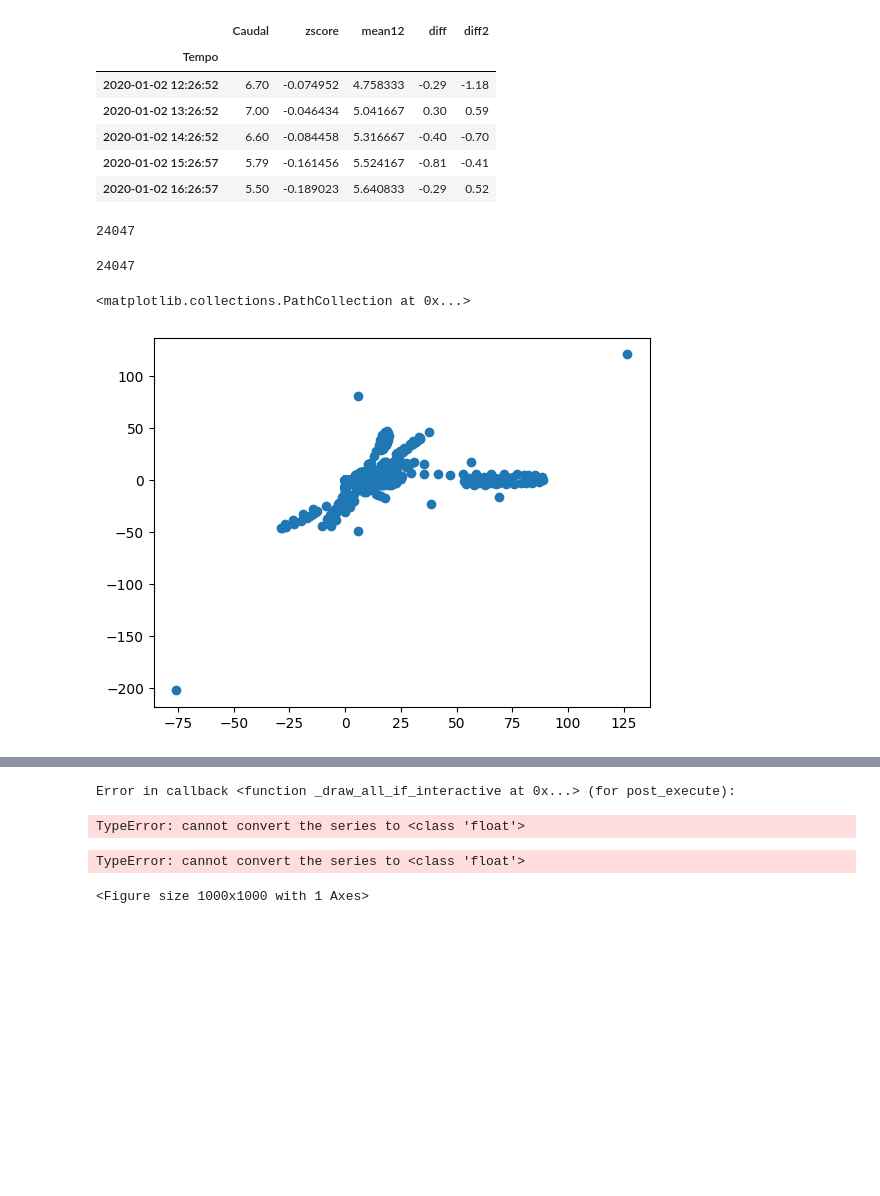
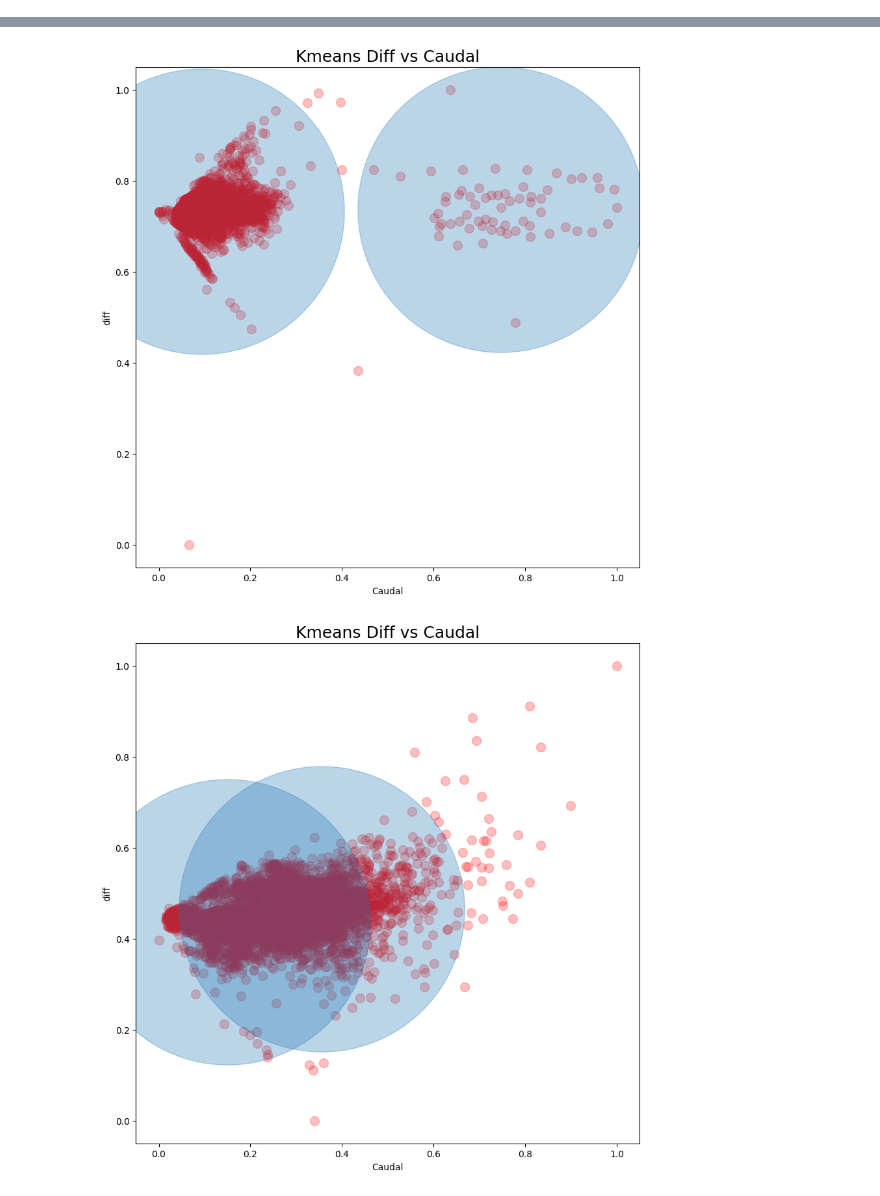
Before and after one commit to Francisc0F/projeto_licenciatura, a Jupyter notebook: caracterização de dados/Método random forest.ipynb, the cells around one changed output, grey strips where cells are left out. Drawn from its saved outputs; the diff is of its cells as text; code cells hidden in the pictures; blank space fills up the shorter version.

```diff
--- a/caracterização de dados/Método random forest.ipynb
+++ b/caracterização de dados/Método random forest.ipynb
@@ -127,26 +148,0 @@ dfCaudal.dropna(inplace=True)
-# %%
-dfCaudal.head()
-# %% [output]
-|  | Caudal | zscore | mean12 | diff | diff2 |
-| Tempo |  |  |  |  |  |
-| 2020-01-02 12:26:52 | 6.70 | -0.074952 | 4.758333 | -0.29 | -1.18 |
-| 2020-01-02 13:26:52 | 7.00 | -0.046434 | 5.041667 | 0.30 | 0.59 |
-| 2020-01-02 14:26:52 | 6.60 | -0.084458 | 5.316667 | -0.40 | -0.70 |
-| 2020-01-02 15:26:57 | 5.79 | -0.161456 | 5.524167 | -0.81 | -0.41 |
-| 2020-01-02 16:26:57 | 5.50 | -0.189023 | 5.640833 | -0.29 | 0.52 |
-# %%
-#plt.plot(dfCaudal.Caudal, dfCaudal.diff)
-
-dfCaudal['diff'].count()
-# %% [output]
-24047
-# %%
-dfCaudal['Caudal'].count()
-# %% [output]
-24047
-# %%
-#plt.plot(dfCaudal['diff'], dfCaudal['Caudal'])
-plt.scatter(dfCaudal['Caudal'], dfCaudal['diff'])
-# %% [output]
-<matplotlib.collections.PathCollection at 0x...>
-[figure, removed]
@@ -155,5 +149,5 @@ from sklearn.cluster import KMeans
 # %%
-def normalizeData(df, col_x, col_y):
+def scatterKmeans(df):
     # set the x and y variables
     col_x = 'Caudal'
     col_y = 'diff'
@@ -180,22 +174,22 @@ def normalizeData(df, col_x, col_y):
     norm_y = ((df[col_y] - y_min)/(y_max - y_min))
     df['norm_y'] = norm_y
 
-normalizeData(dfCaudal, col_x, col_y)
+    x_y = np.column_stack((df['norm_x'], df['norm_y']))
+    km_res = KMeans(n_clusters=2).fit(x_y)
+    clusters = km_res.cluster_centers_
+    clusters
+
+    figure(num=None, figsize=(10, 10), dpi=100, facecolor='w', edgecolor='k')
+
+    plt.xlabel(col_x)
+    plt.ylabel(col_y)
+
+    plt.scatter(df.norm_x, df.norm_y, alpha = 0.25, s = 100, color='red')
+    plt.title("Kmeans Diff vs Caudal", fontsize=18)
+    plt.scatter(clusters[:,0], clusters[:,1], s = 100000, alpha=0.30)
 
 
-x_y = np.column_stack((dfCaudal['norm_x'], dfCaudal['norm_y']))
 
-km_res = KMeans(n_clusters=2).fit(x_y)
-clusters = km_res.cluster_centers_
-clusters
-
-figure(num=None, figsize=(10, 10), dpi=100, facecolor='w', edgecolor='k')
-
-plt.xlabel(col_x)
-plt.ylabel(col_y)
-
-plt.scatter(dfCaudal.norm_x, dfCaudal.norm_y, alpha = 0.25, s = 100, color='red')
-plt.title("Kmeans Diff vs Caudal", fontsize=18)
-plt.scatter(clusters[:,0], clusters[:,1], s = 100000, alpha=0.30)
-#[plt.text(x=dfCaudal.norm_x, y=dfCaudal.norm_y, s=row['Caudal']) for k,row in dfCaudal.iterrows() if row.Caudal > 30]
+for index, df in enumerate(dataSetList):
+    scatterKmeans(df)
 # %% [output]
@@ -221,4 +204,2 @@ plt.scatter(clusters[:,0], clusters[:,1], s = 100000, alpha=0.30)
-Error in callback <function _draw_all_if_interactive at 0x...> (for post_execute):
-TypeError: cannot convert the series to <class 'float'>
-TypeError: cannot convert the series to <class 'float'>
-<Figure size 1000x1000 with 1 Axes>
+[figure, added]
+[figure, added]
```
Also changed, not shown: parts of 18 cells of this notebook.
